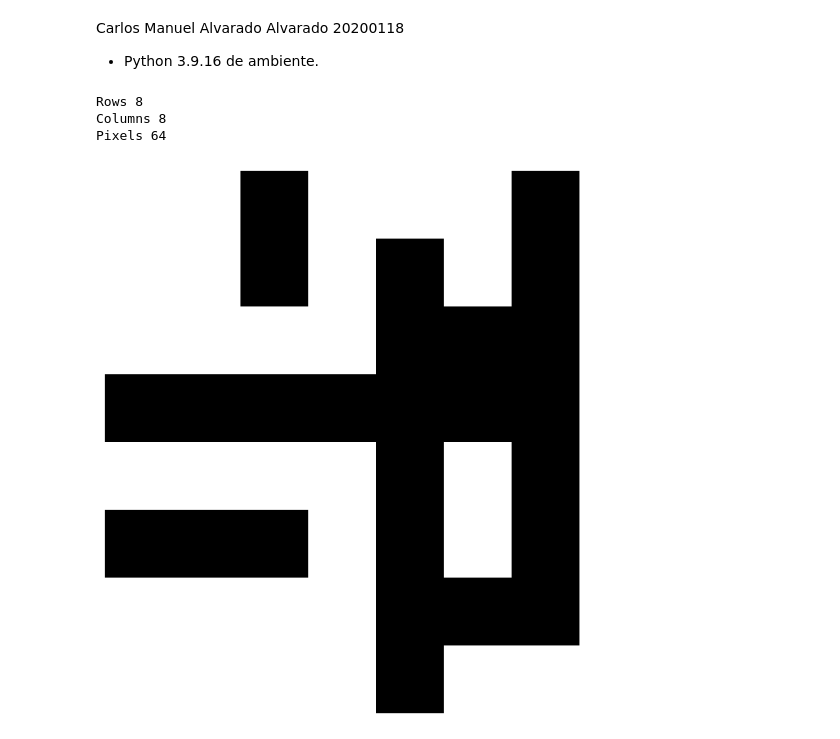
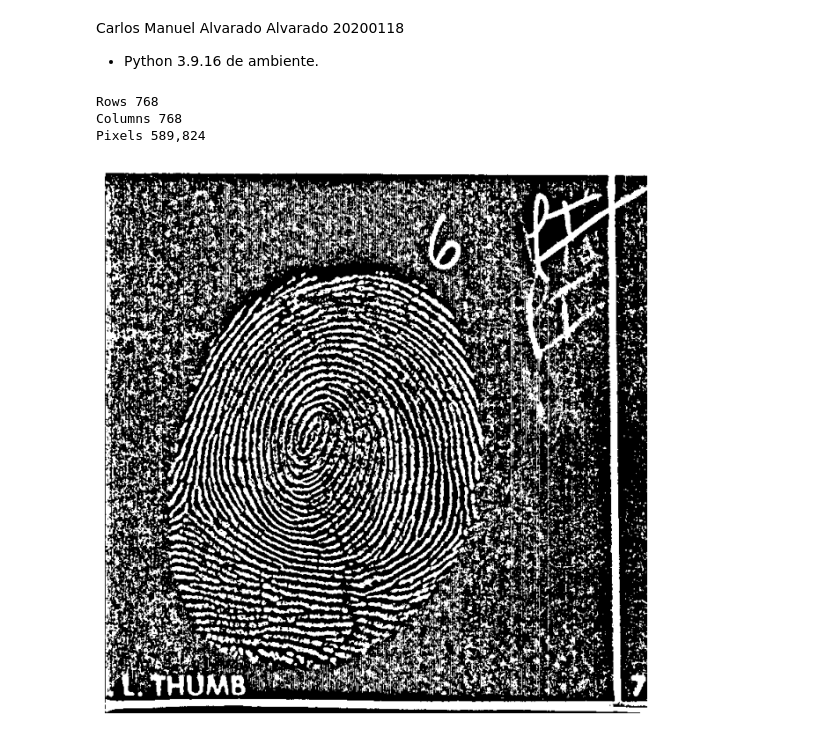
Before and after one commit to CarlosAlvarado-git/ComputerVision, a Jupyter notebook: lab1/laboratorio1.ipynb, the cells around one changed output. Saved outputs shown, nothing was run; the diff lists cells and outputs as text; code cells hidden in the pictures.

```diff
--- a/lab1/laboratorio1.ipynb
+++ b/lab1/laboratorio1.ipynb
@@ -9,16 +9,32 @@ import cvlib
 import random
 import plot
 # %%
-img = cv.imread('subimage.pgm', cv.IMREAD_GRAYSCALE)
+img = cv.imread('fprint3.pgm', cv.IMREAD_GRAYSCALE)
 #img = cv.imread(os.path.join(PATH,'Unequalized_Hawkes_Bay_NZ.jpg'), cv.IMREAD_GRAYSCALE)
 
 r,c = img.shape[0:2]
 print('Rows {0}\nColumns {1}\nPixels {2:,}'.format(r,c,r*c))
 # %% [output]
-Rows 8
-Columns 8
-Pixels 64
+Rows 768
+Columns 768
+Pixels 589,824
-# %%
-cvlib.imgview(img)
-# %% [output]
-[figure, removed]
+# %%
+def imgcdf(img):
+    """Compute the CDF on an image
+    Args:
+        img (numpy array): Source image
+    Returns:
+        cdf (list): Computed CDf of img
+        hist (list): Histogram of img
+    """
+    hist_list = cv.calcHist([img],[0],None,[256],[0,256])
+    #hist = [(item) for sublist in hist_list for item in sublist]
+    hist = hist_list.ravel()
+
+    # define cdf placeholder
+    cdf = []
+    t = 0
+    for p in hist:
+        t += p
+        cdf.append(t)
+    return cdf, hist
@@ -25,3 +61,9 @@ cvlib.imgview(img)
+# %%
+eq = imgeq(img)
+adaptive_g = cv.adaptiveThreshold(eq, 255, cv.ADAPTIVE_THRESH_GAUSSIAN_C, cv.THRESH_BINARY_INV,53,10)
+cvlib.imgview(adaptive_g)
+# %% [output]
+[figure, added]
 # %%
 def imgpad(image, r):
     """_summary_
```
Also changed, not shown: parts of 6 cells of this notebook, 2 other files.
